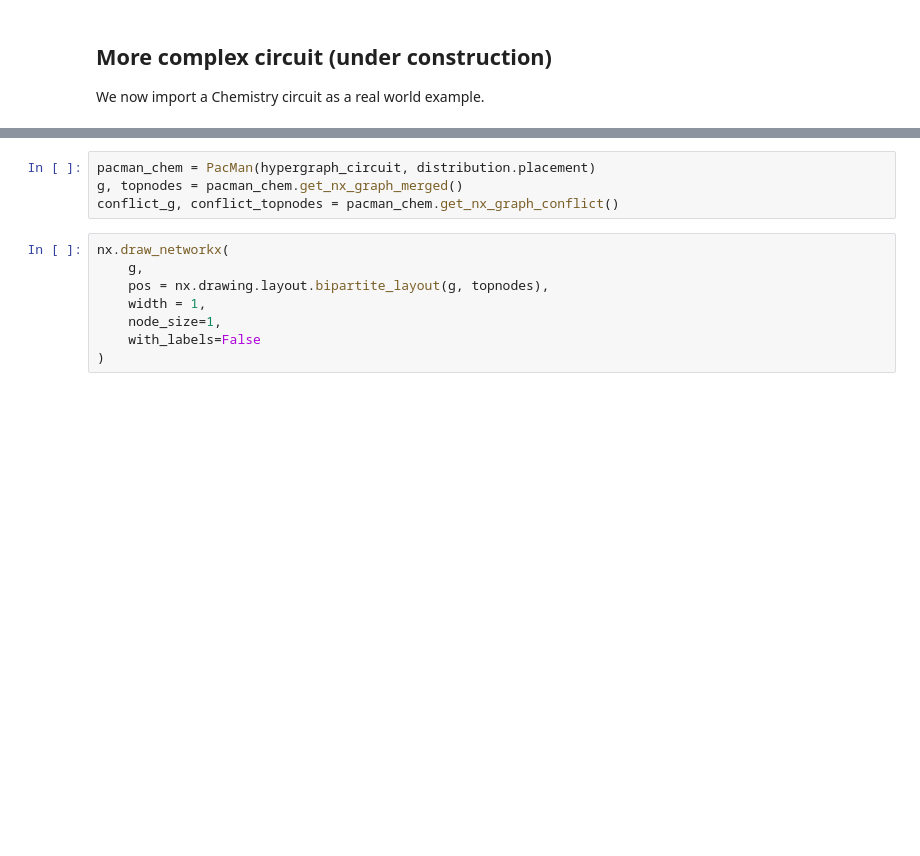
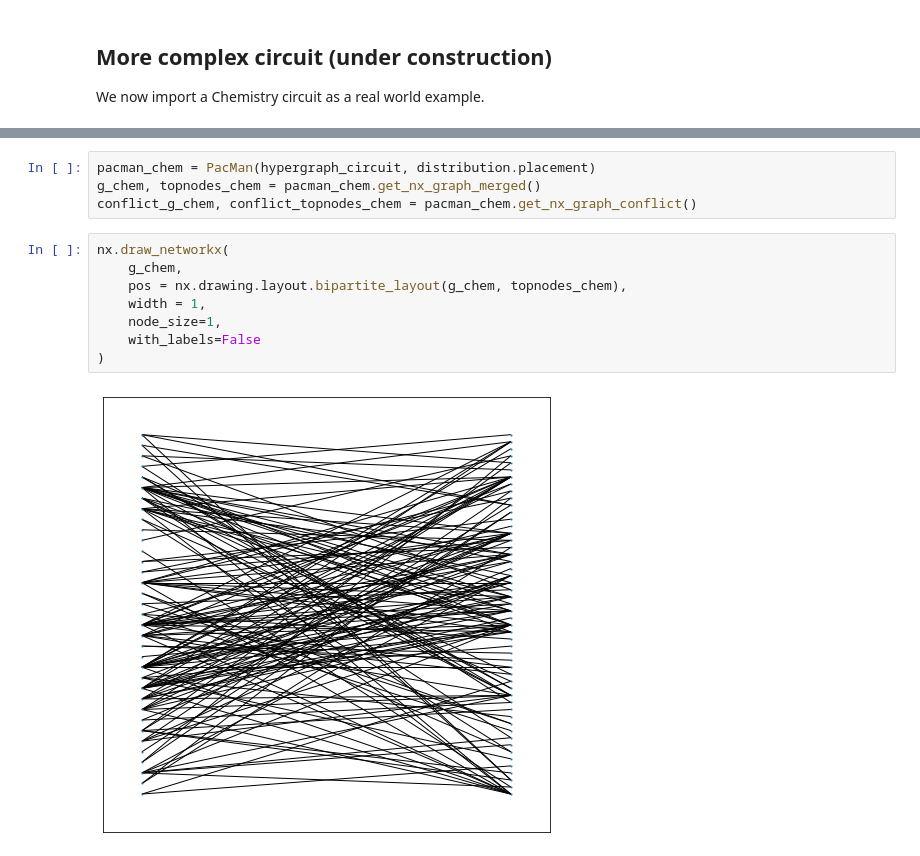
Before and after one commit to CQCL/pytket-dqc, a Jupyter notebook: examples/pacman-example.ipynb, the cells around one changed output, grey strips where cells are left out. Drawn from its saved outputs; the diff is of its cells as text; blank space fills up the shorter version.

```diff
--- a/examples/pacman-example.ipynb
+++ b/examples/pacman-example.ipynb
@@ -157,14 +187,16 @@ render_circuit_jupyter(circuit)
 # %%
 pacman_chem = PacMan(hypergraph_circuit, distribution.placement)
-g, topnodes = pacman_chem.get_nx_graph_merged()
-conflict_g, conflict_topnodes = pacman_chem.get_nx_graph_conflict()
+g_chem, topnodes_chem = pacman_chem.get_nx_graph_merged()
+conflict_g_chem, conflict_topnodes_chem = pacman_chem.get_nx_graph_conflict()
 # %%
 nx.draw_networkx(
-    g,
-    pos = nx.drawing.layout.bipartite_layout(g, topnodes),
+    g_chem,
+    pos = nx.drawing.layout.bipartite_layout(g_chem, topnodes_chem),
     width = 1,
     node_size=1,
     with_labels=False
 )
+# %% [output]
+[figure, added]
 # %%
 nx.draw_networkx(
```
Also changed, not shown: parts of 8 cells of this notebook.
